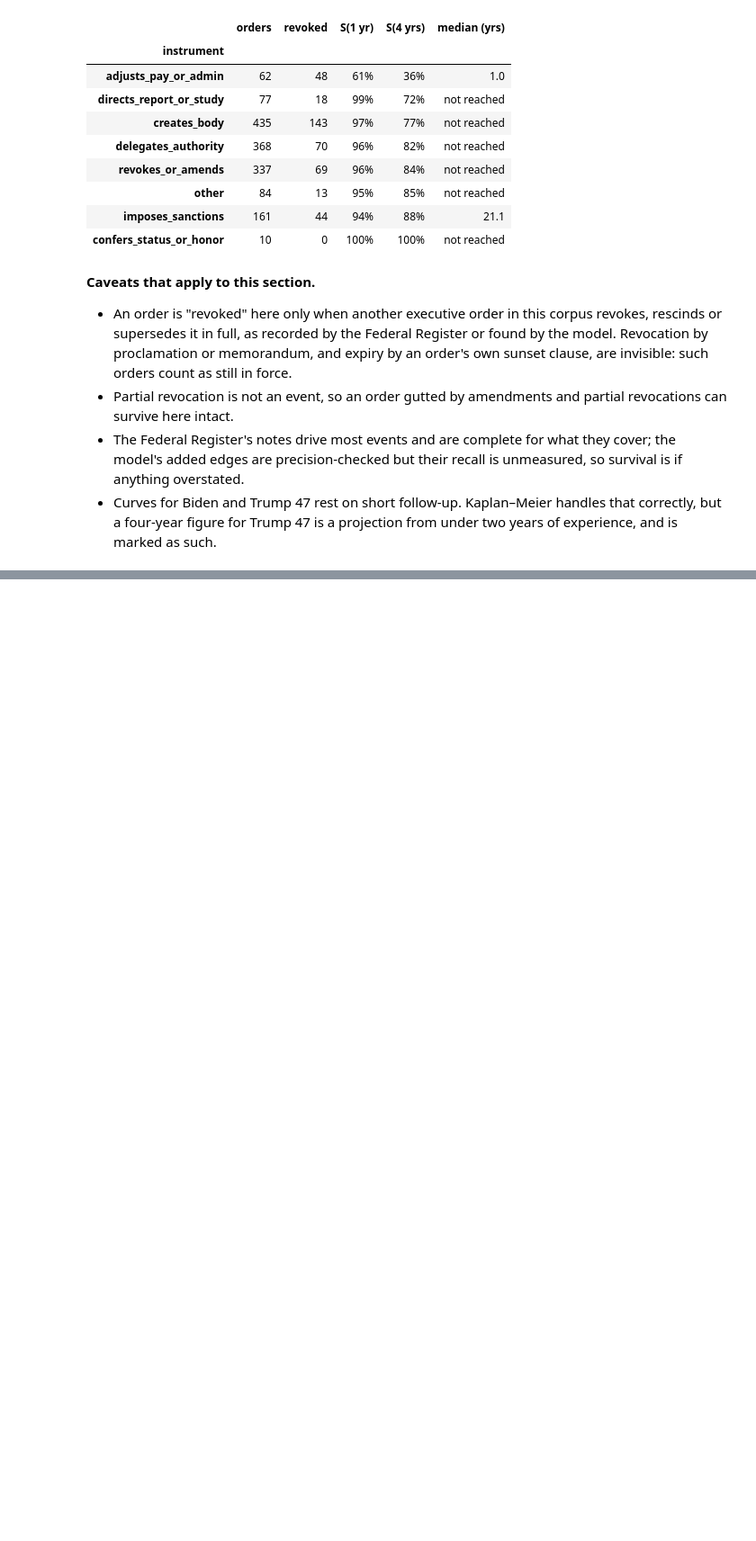
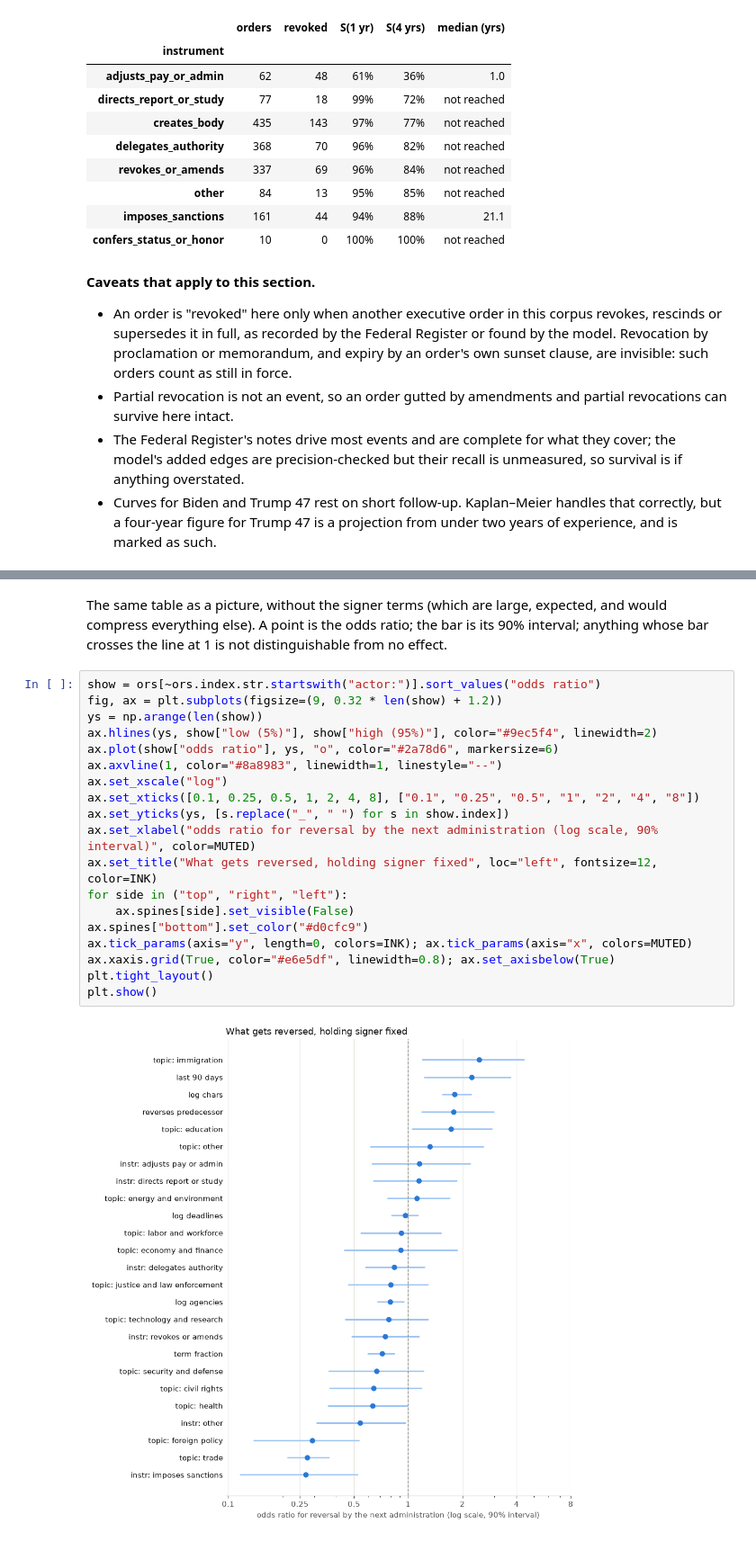
Before and after one commit to DaveKT/EO_Analysis, a Jupyter notebook: notebooks/analysis.ipynb, the cells around one changed output, grey strips where cells are left out. Shown at 90% size. Drawn from its saved outputs; the diff is of its cells as text; blank space fills up the shorter version.

```diff
--- a/notebooks/analysis.ipynb
+++ b/notebooks/analysis.ipynb
@@ -1089,0 +1273,26 @@ inst_table
+# %% [markdown]
+The same table as a picture, without the signer terms (which are large, expected, and
+would compress everything else). A point is the odds ratio; the bar is its 90%
+interval; anything whose bar crosses the line at 1 is not distinguishable from no
+effect.
+# %%
+show = ors[~ors.index.str.startswith("actor:")].sort_values("odds ratio")
+fig, ax = plt.subplots(figsize=(9, 0.32 * len(show) + 1.2))
+ys = np.arange(len(show))
+ax.hlines(ys, show["low (5%)"], show["high (95%)"], color="#9ec5f4", linewidth=2)
+ax.plot(show["odds ratio"], ys, "o", color="#2a78d6", markersize=6)
+ax.axvline(1, color="#8a8983", linewidth=1, linestyle="--")
+ax.set_xscale("log")
+ax.set_xticks([0.1, 0.25, 0.5, 1, 2, 4, 8], ["0.1", "0.25", "0.5", "1", "2", "4", "8"])
+ax.set_yticks(ys, [s.replace("_", " ") for s in show.index])
+ax.set_xlabel("odds ratio for reversal by the next administration (log scale, 90% interval)", color=MUTED)
+ax.set_title("What gets reversed, holding signer fixed", loc="left", fontsize=12, color=INK)
+for side in ("top", "right", "left"):
+    ax.spines[side].set_visible(False)
+ax.spines["bottom"].set_color("#d0cfc9")
+ax.tick_params(axis="y", length=0, colors=INK); ax.tick_params(axis="x", colors=MUTED)
+ax.xaxis.grid(True, color="#e6e5df", linewidth=0.8); ax.set_axisbelow(True)
+plt.tight_layout()
+plt.show()
+# %% [output]
+[figure, added]
```
Also changed, not shown: parts of 11 cells of this notebook.
